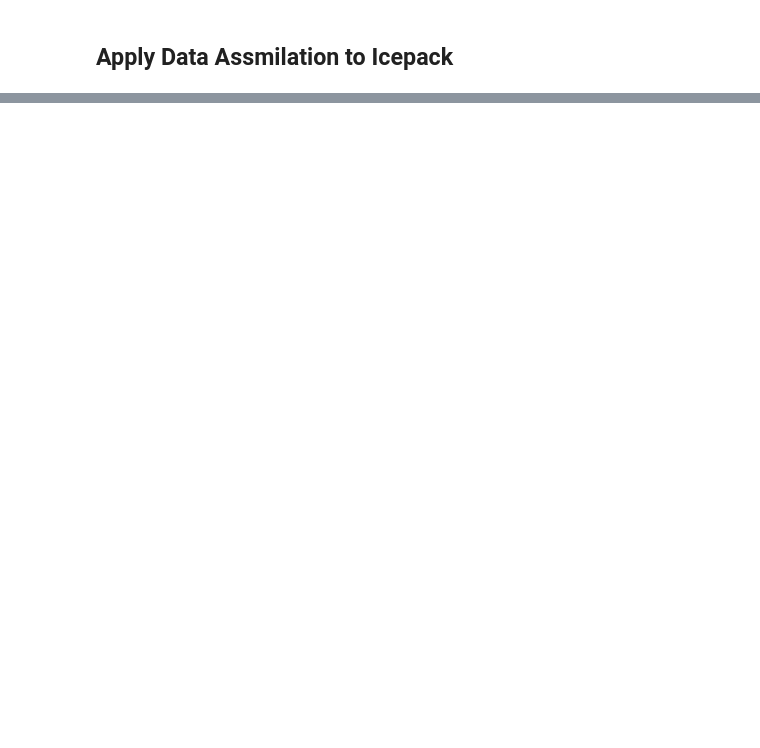
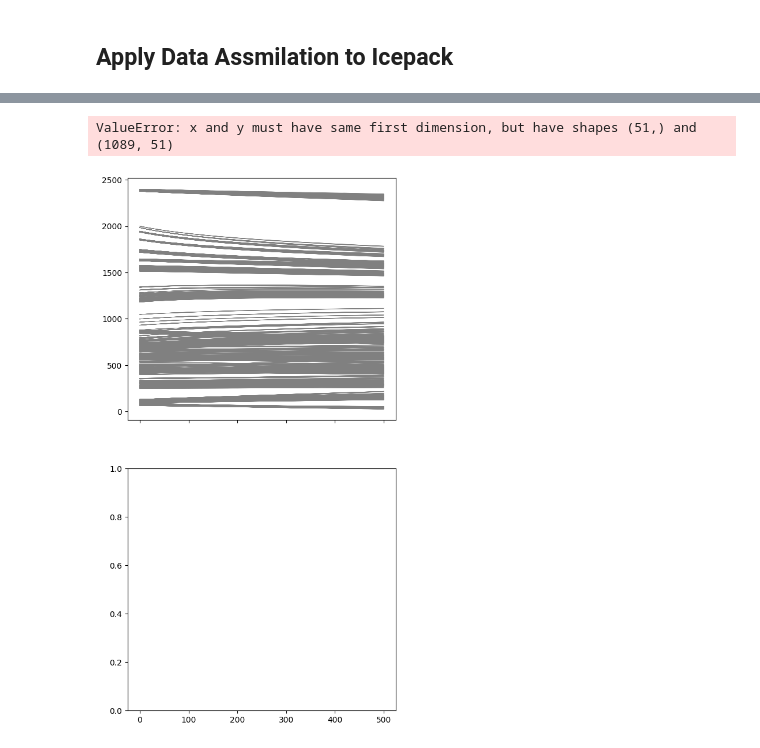
Before and after one commit to KYANJO/Data_assimilation_project, a Jupyter notebook: bin/python_wrapper.ipynb, the cells around one changed output, grey strips where cells are left out. Saved outputs shown, nothing was run; the diff lists cells and outputs as text; code cells hidden in the pictures; blank space fills up the shorter version.

Commit message:
WIP: icepack with enkf

```diff
--- a/bin/python_wrapper.ipynb
+++ b/bin/python_wrapper.ipynb
@@ -585,7 +591,9 @@ for k in tqdm.trange(nt):
 
         Cov_obs = sig_obs**2 * np.eye(2*params["m_obs"]+1)
 
-        hu_obs = Obs(statevec_true[:,idx_obs], params["m_obs"])
+        # make the observation
+        obs_vir = statevec_true[:,idx_obs] + np.random.normal(0,sig_obs,nd)
+        hu_obs = Obs(obs_vir, params["m_obs"])
         hu_obs = hu_obs.ravel()
         # w = statevec_true[:,k+1] + np.random.normal(0,sig_obs,nd)
         # h_obs = h_obs + np.random.normal(0,sig_obs,nd)
@@ -608,0 +608,19 @@ plt.plot(statevec_true[:hdim,step])
+# %%
+# --- Plot the h and u with assimilation ---
+fig, axes = plt.subplots(2, 1, figsize=(6, 12), sharex=True)
+
+hu_obs = Obs(statevec_true, params["m_obs"])
+
+# plot thickness h
+h_enkf_ens = statevec_ens_full[:hdim,:,:].T
+h_enkf_mean = statevec_ens_mean[:hdim,:]
+h_true = statevec_true[:hdim,:].T
+for i in range(h_enkf_ens.shape[1]):
+    axes[0].plot(t,h_enkf_ens[:,i], 'k', lw=0.5, color='gray', label="EnKF ens" if i == 0 else "")
+
+axes[0].plot(t, h_enkf_mean, 'k', lw=2, color='blue', label="EnKF mean")
+axes[0].plot(t, h_true, 'k', lw=2, color='red', label="True")
+# axes[0].plot(t_m, hu_obs[-1,:], 'ko', label="Obs")
+# %% [output]
+ValueError: x and y must have same first dimension, but have shapes (51,) and (1089, 51)
+[figure, added]
```
Also changed, not shown: parts of 10 cells of this notebook.
